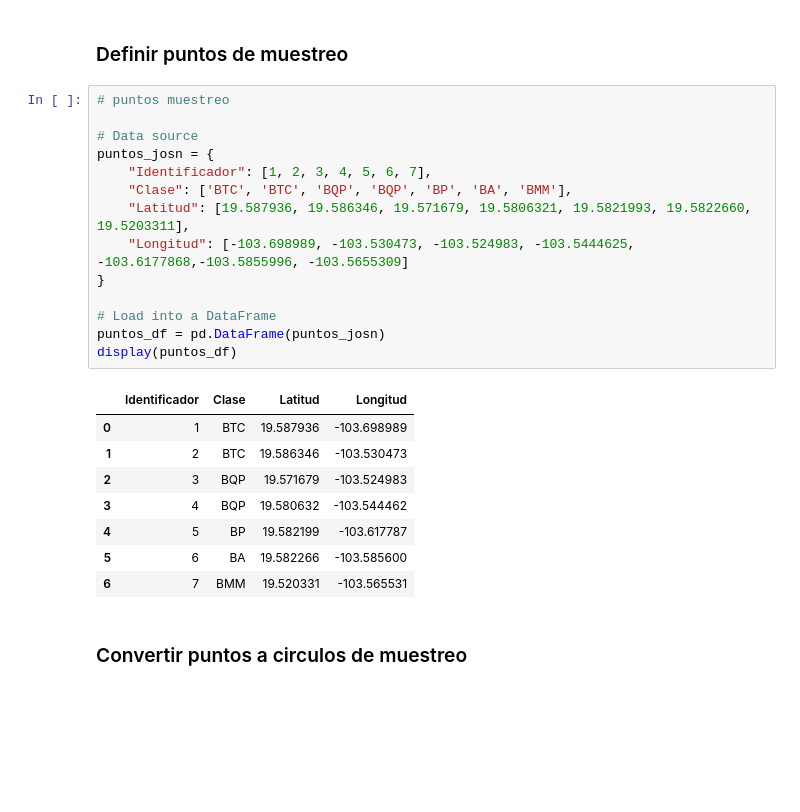
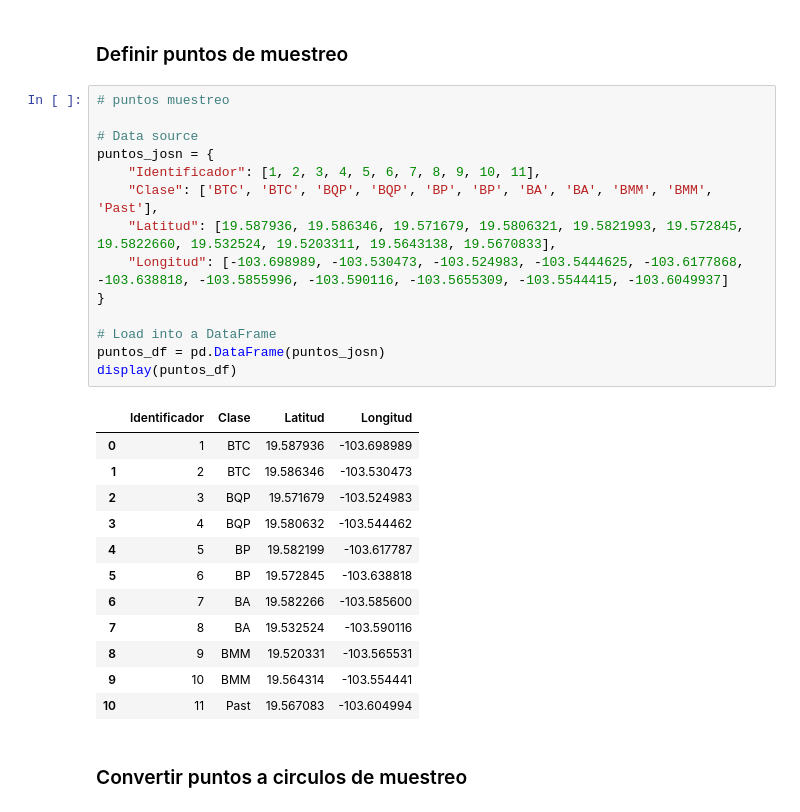
Before and after one commit to Naylet92/Estudio_ambiental, a Jupyter notebook: Colima/NCL_NDVI_Graficas.ipynb, the cells around one changed output. Saved outputs shown, nothing was run; the diff lists cells and outputs as text; blank space fills up the shorter version.

```diff
--- a/Colima/NCL_NDVI_Graficas.ipynb
+++ b/Colima/NCL_NDVI_Graficas.ipynb
@@ -138,26 +138,30 @@ centroid = gpd.GeoSeries([centroid_proj], crs=CRS_UTM).to_crs(epsg=CRS_GEO).iloc
 # %%
 # puntos muestreo
 
 # Data source
 puntos_josn = {
-    "Identificador": [1, 2, 3, 4, 5, 6, 7],
-    "Clase": ['BTC', 'BTC', 'BQP', 'BQP', 'BP', 'BA', 'BMM'],
-    "Latitud": [19.587936, 19.586346, 19.571679, 19.5806321, 19.5821993, 19.5822660, 19.5203311],
-    "Longitud": [-103.698989, -103.530473, -103.524983, -103.5444625, -103.6177868,-103.5855996, -103.5655309]
+    "Identificador": [1, 2, 3, 4, 5, 6, 7, 8, 9, 10, 11],
+    "Clase": ['BTC', 'BTC', 'BQP', 'BQP', 'BP', 'BP', 'BA', 'BA', 'BMM', 'BMM', 'Past'],
+    "Latitud": [19.587936, 19.586346, 19.571679, 19.5806321, 19.5821993, 19.572845, 19.5822660, 19.532524, 19.5203311, 19.5643138, 19.5670833],
+    "Longitud": [-103.698989, -103.530473, -103.524983, -103.5444625, -103.6177868, -103.638818, -103.5855996, -103.590116, -103.5655309, -103.5544415, -103.6049937]
 }
 
 # Load into a DataFrame
 puntos_df = pd.DataFrame(puntos_josn)
 display(puntos_df)
 # %% [output]
 |  | Identificador | Clase | Latitud | Longitud |
 | 0 | 1 | BTC | 19.587936 | -103.698989 |
 | 1 | 2 | BTC | 19.586346 | -103.530473 |
 | 2 | 3 | BQP | 19.571679 | -103.524983 |
 | 3 | 4 | BQP | 19.580632 | -103.544462 |
 | 4 | 5 | BP | 19.582199 | -103.617787 |
-| 5 | 6 | BA | 19.582266 | -103.585600 |
-| 6 | 7 | BMM | 19.520331 | -103.565531 |
+| 5 | 6 | BP | 19.572845 | -103.638818 |
+| 6 | 7 | BA | 19.582266 | -103.585600 |
+| 7 | 8 | BA | 19.532524 | -103.590116 |
+| 8 | 9 | BMM | 19.520331 | -103.565531 |
+| 9 | 10 | BMM | 19.564314 | -103.554441 |
+| 10 | 11 | Past | 19.567083 | -103.604994 |
 # %% [markdown]
 ### Convertir puntos a circulos de muestreo
 # %%
```
Also changed, not shown: parts of 6 cells of this notebook.
